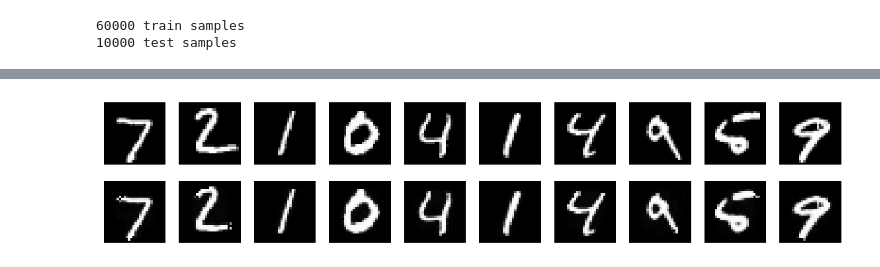
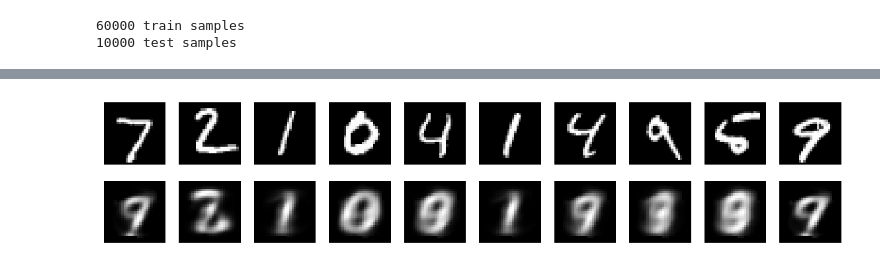
Before and after one commit to taochu/Machine_Learning_Internship_Research, a Jupyter notebook: Autoencoder/Autoencoder.ipynb, the cells around one changed output, grey strips where cells are left out. Drawn from its saved outputs; the diff is of its cells as text; code cells hidden in the pictures.

```diff
--- a/Autoencoder/Autoencoder.ipynb
+++ b/Autoencoder/Autoencoder.ipynb
@@ -75,12 +90,9 @@ optimizer = 'adam'
 # %%
 inputs=Input(shape = (X_train.shape[1],))
 x = inputs
-x = Dense(inter_dim1,activation='relu')(x)
-# x = Dense(inter_dim2,activation='relu')(x)
-# x = Dense(inter_dim3,activation='relu')(x)
-# x = Dense(inter_dim4,activation='relu')(x)
-# x = Dense(inter_dim5,activation='relu')(x)
-# latent = Dense(latent_dim)(x)
+for inter in inters:
+    x = Dense(inter,activation='relu')(x)
+x = Dense(latent_dim)(x)
 encoder = Model(inputs,x,name='encoder')
 encoder.summary()
 # %% [output]
@@ -98,11 +112,8 @@ _________________________________________________________________
 # %%
-decode_in = Input(shape = (inter_dim1,))
+decode_in = Input(shape = (latent_dim,))
 decode = decode_in
-# decode = Dense(inter_dim5,activation = 'relu')(decode)
-# decode = Dense(inter_dim4,activation = 'relu')(decode)
-# decode = Dense(inter_dim3,activation = 'relu')(decode)
-# decode = Dense(inter_dim2,activation = 'relu')(decode)
-decode = Dense(inter_dim1,activation = 'relu')(decode)
+for inter in inters[::-1]:
+    decode = Dense(inter,activation = 'relu')(decode)
 decode = Dense(X_train.shape[1],activation = 'sigmoid')(decode)
 decoder = Model(decode_in,decode)
 decoder.summary()
@@ -156,14 +166,15 @@ plotProgress(history)
 # get latent variables
 lat = encoder.predict(X_test)
 # # plot scatter
-# cmap = ['cyan','black','orange','red','blue','lime','azure','wheat','salmon','navy']
-# fig,ax=plt.subplots(figsize = (10,8))
-# for i in range(10):
-#     ax.scatter(lat[y_test == i,0],lat[y_test == i,1],
-#                edgecolors = 'black',
-#                c = cmap[i],
-#                label = str(i),
-#                s=100)
-#     ax.annotate(str(i),(lat[y_test == i,0].mean(),lat[y_test == i,1].mean()),
-#                bbox = dict(boxstyle = "round", fc = "w"))
-# plt.legend()
+cmap = ['cyan','black','orange','red','blue','lime','azure','wheat','salmon','navy']
+fig,ax=plt.subplots(figsize = (10,8))
+for i in range(10):
+    ax.scatter(lat[y_test == i,0],lat[y_test == i,1],
+               edgecolors = 'black',
+               c = cmap[i],
+               label = str(i),
+               s = 50)
+    ax.annotate(str(i),(lat[y_test == i,0].mean(),lat[y_test == i,1].mean()),
+               bbox = dict(boxstyle = "round", fc = "w"))
+plt.legend()
+fig.savefig('images/clusters_None.png',bbox_inches='tight')
@@ -170,23 +183,24 @@ lat = encoder.predict(X_test)
 # %%
 # get decoded digits
 reconstructed = decoder.predict(lat)
 # plot decoded
 n = 10
 row = 0
-plt.figure(figsize = (20, 4))
+fig = plt.figure(figsize = (20, 4))
 for i in range(n):
     # original
     ax = plt.subplot(2, n, i + 1)
     plt.imshow(X_test[i + row * n].reshape(28, 28))
     plt.gray()
     ax.get_xaxis().set_visible(False)
     ax.get_yaxis().set_visible(False)
     # reconstructed
     ax = plt.subplot(2, n, i + 1 + n)
     plt.imshow(reconstructed[i + row * n].reshape(28, 28))
     plt.gray()
     ax.get_xaxis().set_visible(False)
     ax.get_yaxis().set_visible(False)
 plt.show()
+fig.savefig('images/digits_None.png',bbox_inches='tight')
 # %% [output]
-[figure, old version]
+[figure, new version]
```
Also changed, not shown: parts of 19 cells of this notebook, 8 other files.
